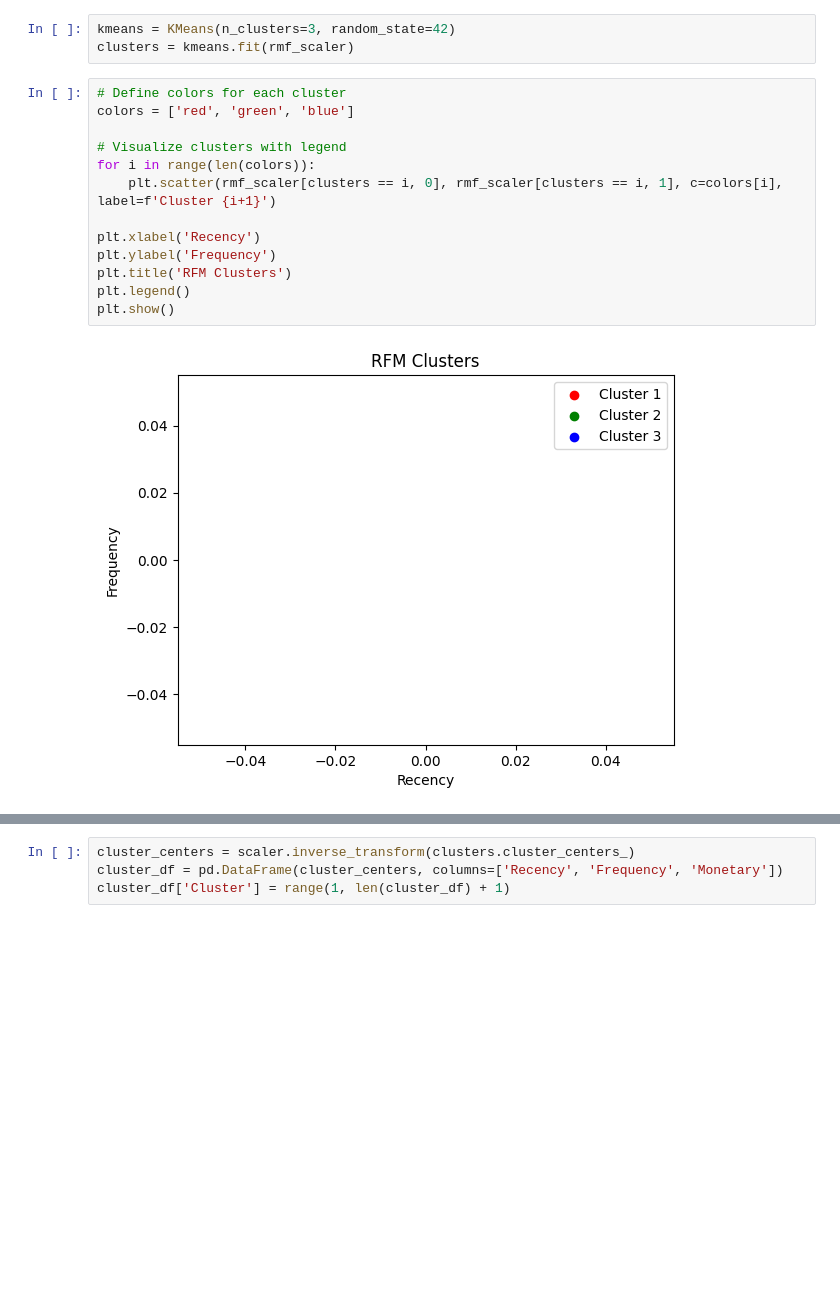
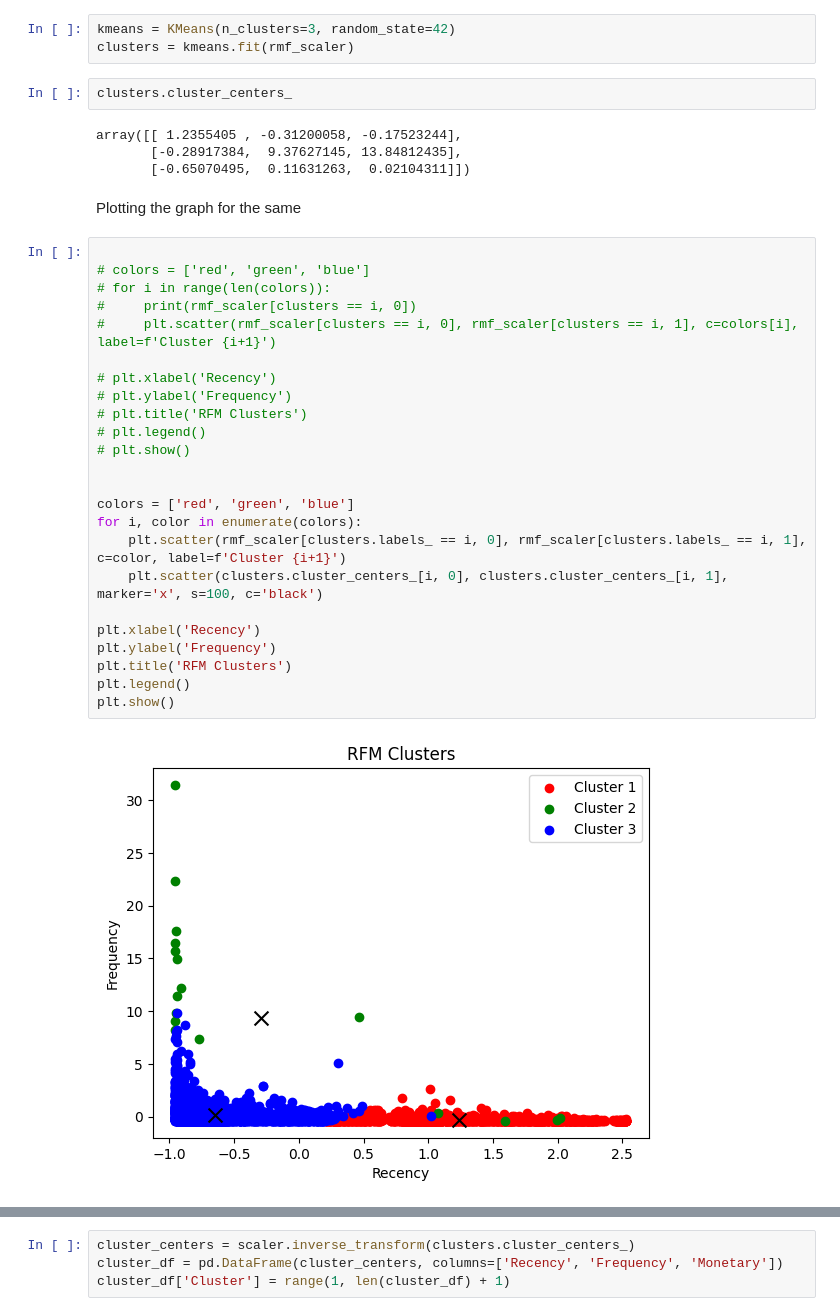
Before and after one commit to Wriath18/Data_Analysis_Retail, a Jupyter notebook: Goal_1.ipynb, the cells around one changed output, grey strips where cells are left out. Cells and saved outputs as stored; diff of their text form; blank space fills up the shorter version.

```diff
--- a/main.ipynb
+++ b/Goal_1.ipynb
@@ -110,18 +124,37 @@ array([[ 0.58105797,  0.59155403,  0.03671591],
 # %%
 kmeans = KMeans(n_clusters=3, random_state=42)
 clusters = kmeans.fit(rmf_scaler)
+# %%
+clusters.cluster_centers_
+# %% [output]
+array([[ 1.2355405 , -0.31200058, -0.17523244],
+       [-0.28917384,  9.37627145, 13.84812435],
+       [-0.65070495,  0.11631263,  0.02104311]])
+# %% [markdown]
+Plotting the graph for the same
 # %%
-# Define colors for each cluster
+
+# colors = ['red', 'green', 'blue']
+# for i in range(len(colors)):
+#     print(rmf_scaler[clusters == i, 0])
+#     plt.scatter(rmf_scaler[clusters == i, 0], rmf_scaler[clusters == i, 1], c=colors[i], label=f'Cluster {i+1}')
+
+# plt.xlabel('Recency')
+# plt.ylabel('Frequency')
+# plt.title('RFM Clusters')
+# plt.legend()
+# plt.show()
+
+
 colors = ['red', 'green', 'blue']
-
-# Visualize clusters with legend
-for i in range(len(colors)):
-    plt.scatter(rmf_scaler[clusters == i, 0], rmf_scaler[clusters == i, 1], c=colors[i], label=f'Cluster {i+1}')
+for i, color in enumerate(colors):
+    plt.scatter(rmf_scaler[clusters.labels_ == i, 0], rmf_scaler[clusters.labels_ == i, 1], c=color, label=f'Cluster {i+1}')
+    plt.scatter(clusters.cluster_centers_[i, 0], clusters.cluster_centers_[i, 1], marker='x', s=100, c='black')
 
 plt.xlabel('Recency')
 plt.ylabel('Frequency')
 plt.title('RFM Clusters')
 plt.legend()
 plt.show()
 # %% [output]
-[figure, old version]
+[figure, new version]
```
Also changed, not shown: parts of 15 cells of this notebook, 2 other files.
